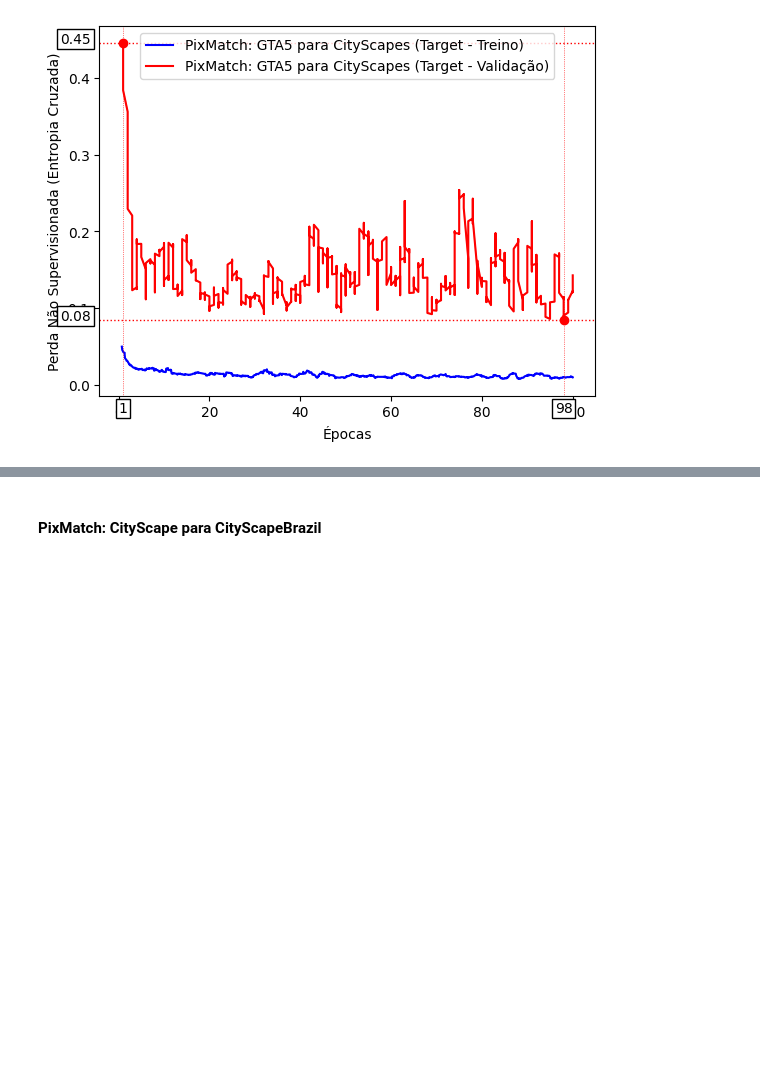
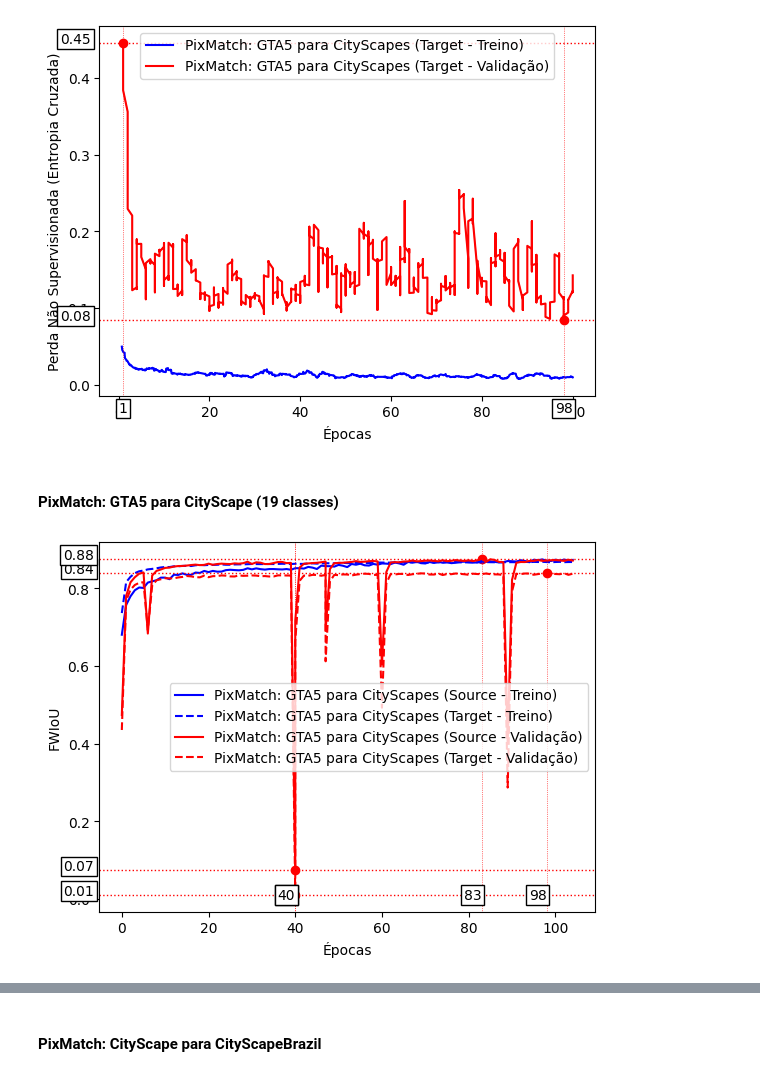
Before and after one commit to illiamw/Light_Domain_Adaptation, a Jupyter notebook: experimento/Metrics/MetricasTensorBoardPIX.ipynb, the cells around one changed output, grey strips where cells are left out. Drawn from its saved outputs; the diff is of its cells as text; code cells hidden in the pictures; blank space fills up the shorter version.

```diff
--- a/experimento/Metrics/MetricasTensorBoardPIX.ipynb
+++ b/experimento/Metrics/MetricasTensorBoardPIX.ipynb
@@ -229,3 +229,14 @@ GC_val_t['Step'] = GC_val_t['Step']/(GC_val_t['Step'].max()/100)
 plot_metric_smoothing(GC_tre_t, GC_val_t, labelGC_tre_t,  labelGC_val_t,  "Épocas", "Perda Não Supervisionada (Entropia Cruzada)" )
 # %% [output]
 [figure]
+# %% [markdown]
+#### PixMatch: GTA5 para CityScape  (19 classes)
+# %%
+# Carregar os dados dos arquivos CSV
+GC_tre_s = pd.read_csv('C:/Users/will_/OneDrive/Documentos/GitHub/Light_Domain_Adaptation/experimento/Metrics/Dados/PIX/PIX_GC_19/T_S_FWIOU_GC.csv')
+GC_val_s = pd.read_csv('C:/Users/will_/OneDrive/Documentos/GitHub/Light_Domain_Adaptation/experimento/Metrics/Dados/PIX/PIX_GC_19/V_S_FWIOU_GC.csv')
+GC_tre_t = pd.read_csv('C:/Users/will_/OneDrive/Documentos/GitHub/Light_Domain_Adaptation/experimento/Metrics/Dados/PIX/PIX_GC_19/T_T_FWIOU_GC.csv')
+GC_val_t = pd.read_csv('C:/Users/will_/OneDrive/Documentos/GitHub/Light_Domain_Adaptation/experimento/Metrics/Dados/PIX/PIX_GC_19/V_T_FWIOU_GC.csv')
+plot_metric(GC_tre_s, GC_tre_t, GC_val_s, GC_val_t, labelGC_tre_s, labelGC_tre_t, labelGC_val_s, labelGC_val_t, "Épocas", "FWIoU" )
+# %% [output]
+[figure, added]
```
Also changed, not shown: parts of 5 cells of this notebook, 28 other files.
